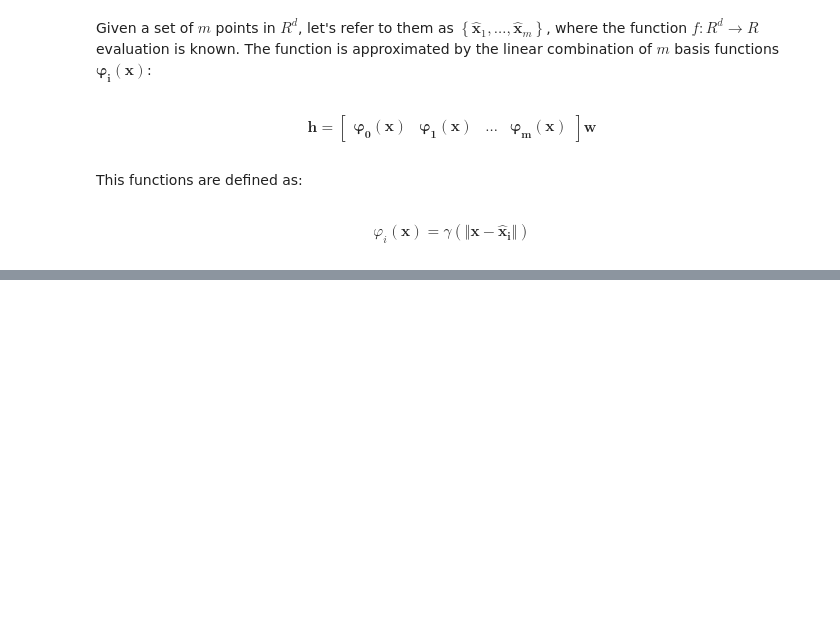
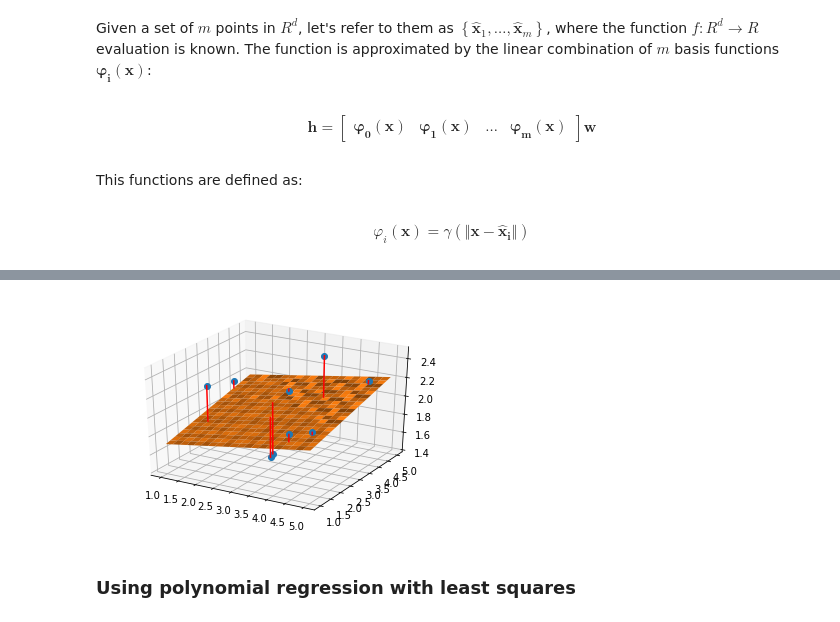
Before and after one commit to dplucenio/notes-on-linear-algebra, a Jupyter notebook: Radial basis functions.ipynb, the cells around one changed output, grey strips where cells are left out. Saved outputs shown, nothing was run; the diff lists cells and outputs as text; code cells hidden in the pictures; blank space fills up the shorter version.

```diff
--- a/Radial basis functions.ipynb
+++ b/Radial basis functions.ipynb
@@ -48,0 +83,4 @@ Where $\Vert \mathbf{v} \Vert$, denotes the norm of the vector $\mathbf{v}$ and
+# %%
+X1, X2 = np.meshgrid(np.linspace(1,5,21), np.linspace(1,5,21))
+x1 = X1.flatten()
+x2 = X2.flatten()
@@ -48,0 +93,25 @@ Where $\Vert \mathbf{v} \Vert$, denotes the norm of the vector $\mathbf{v}$ and
+# %%
+m, n = X.shape
+A = np.ones((m,n+1))
+A[:,1] = X[:,0]
+A[:,2] = X[:,1]
+y_A = np.linalg.solve(np.dot(A.T,A),np.dot(A.T,y))
+y_hat_lg = np.dot(A,y_A)
+
+m = x1.shape[0]
+AA = np.ones((m,3))
+AA[:,1]=x1
+AA[:,2]=x2
+new_y_hat_lg = np.dot(AA,y_A)
+# %%
+fig = plt.figure()
+ax = fig.add_subplot(111, projection='3d')
+ax.plot(X[:,0],X[:,1],y,'o')
+for i in range(X.shape[0]):
+    ax.plot([X[i,0], X[i,0]],[X[i,1], X[i,1]],[y[i],y_hat_lg[i]],'r')
+ax.plot_surface(X1,X2,new_y_hat_lg.reshape((21,21)))
+plt.show()
+# %% [output]
+[figure, added]
+# %% [markdown]
+### Using polynomial regression with least squares
```
Also changed, not shown: parts of 16 cells of this notebook.
